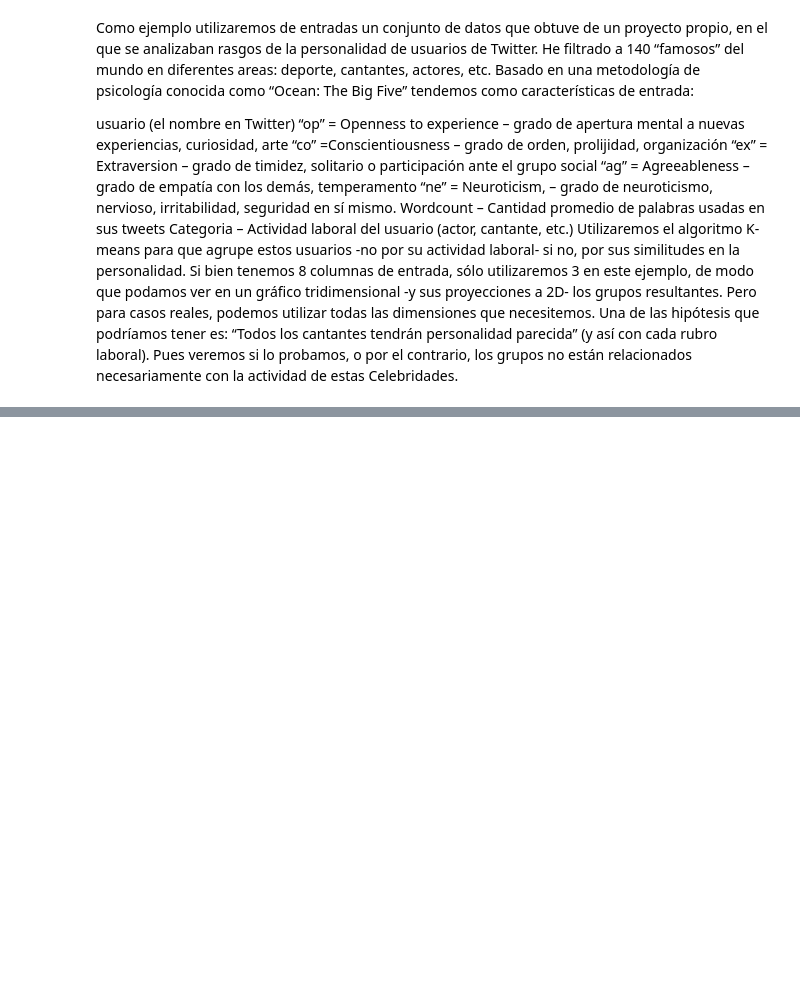
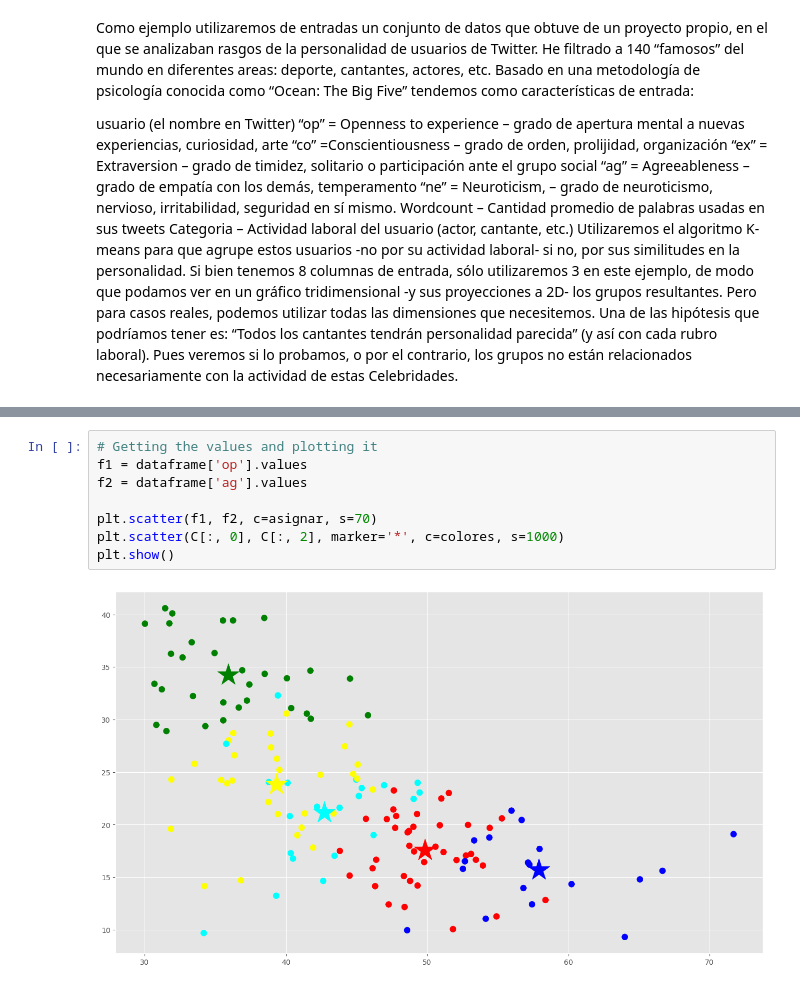
Before and after one commit to alejoc0314/K-means-Clustering-, a Jupyter notebook: K-means Clustering.ipynb, the cells around one changed output, grey strips where cells are left out. Drawn from its saved outputs; the diff is of its cells as text; blank space fills up the shorter version.

```diff
--- a/K-means Clustering.ipynb
+++ b/K-means Clustering.ipynb
@@ -161,0 +344,10 @@ Utilizaremos el algoritmo K-means para que agrupe estos usuarios -no por su acti
+# %%
+# Getting the values and plotting it
+f1 = dataframe['op'].values
+f2 = dataframe['ag'].values
+
+plt.scatter(f1, f2, c=asignar, s=70)
+plt.scatter(C[:, 0], C[:, 2], marker='*', c=colores, s=1000)
+plt.show()
+# %% [output]
+[figure, added]
```
Also changed, not shown: parts of 35 cells of this notebook.
